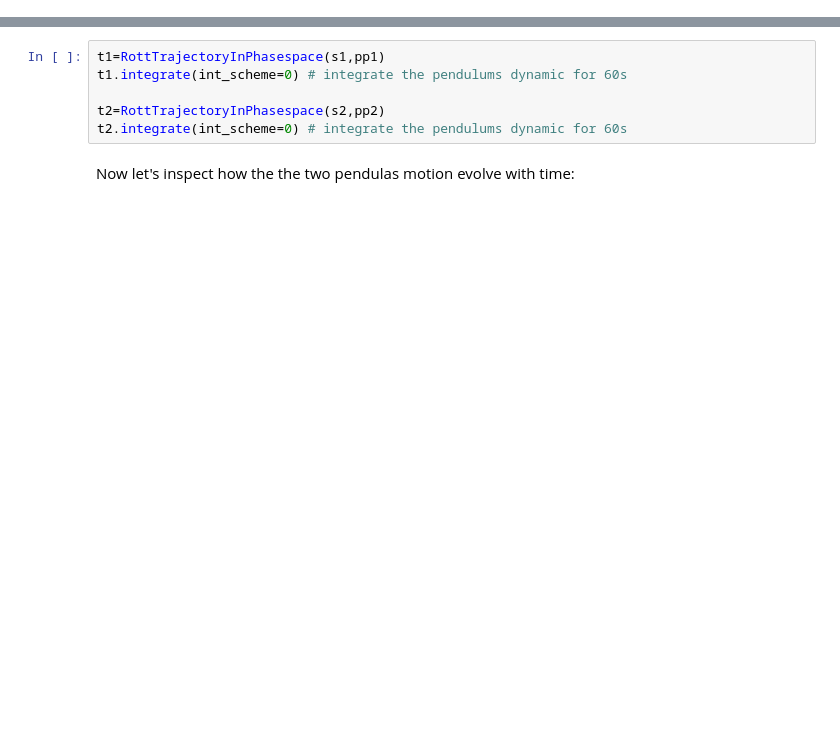
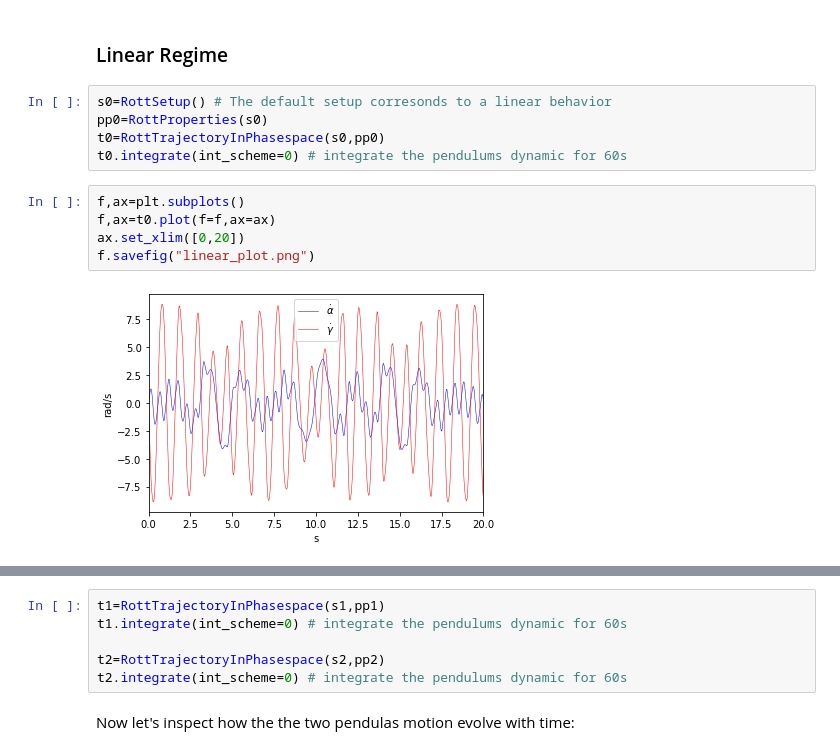
Before and after one commit to AdelImamovic/rott-pendulum, a Jupyter notebook: demo.ipynb, the cells around one changed output, grey strips where cells are left out. Cells and saved outputs as stored; diff of their text form; blank space fills up the shorter version.

```diff
--- a/demo.ipynb
+++ b/demo.ipynb
@@ -8,0 +7,14 @@ The autoreload extension is already loaded. To reload it, use:
+# %% [markdown]
+### Linear Regime
+# %%
+s0=RottSetup() # The default setup corresonds to a linear behavior
+pp0=RottProperties(s0)
+t0=RottTrajectoryInPhasespace(s0,pp0)
+t0.integrate(int_scheme=0) # integrate the pendulums dynamic for 60s
+# %%
+f,ax=plt.subplots()
+f,ax=t0.plot(f=f,ax=ax)
+ax.set_xlim([0,20])
+f.savefig("linear_plot.png")
+# %% [output]
+[figure, added]
```
Also changed, not shown: parts of 9 cells of this notebook, 7 other files.
